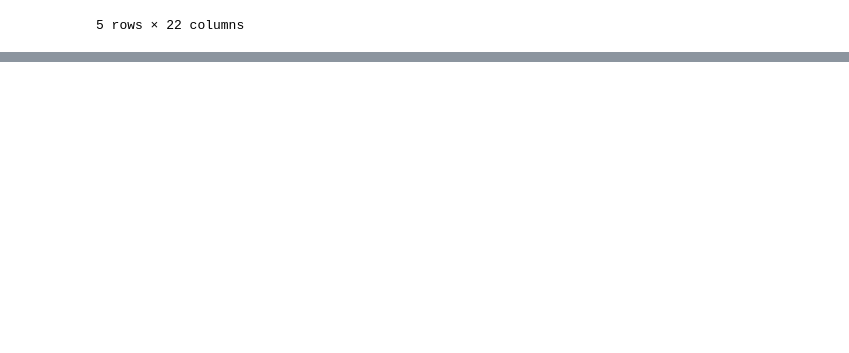
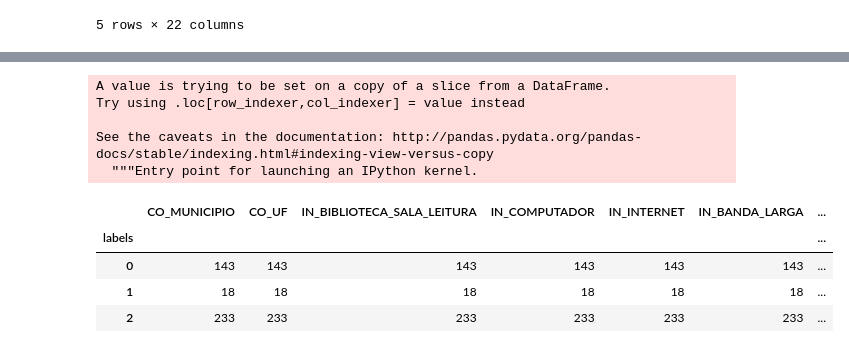
Before and after one commit to matteushc/tcc, a Jupyter notebook: 07-juncao_dados.ipynb, the cells around one changed output, grey strips where cells are left out. Cells and saved outputs as stored; diff of their text form; code cells hidden in the pictures; blank space fills up the shorter version.

```diff
--- a/07-juncao_dados.ipynb
+++ b/07-juncao_dados.ipynb
@@ -297,0 +366,16 @@ final[['CO_MUNICIPIO', 'CO_UF', 'IN_REFEITORIO', 'IN_ALIMENTACAO', 'IN_PATIO',
+# %%
+final_df['labels'] = pca_data['labels']
+# %% [output]
+A value is trying to be set on a copy of a slice from a DataFrame.
+Try using .loc[row_indexer,col_indexer] = value instead
+
+See the caveats in the documentation: http://pandas.pydata.org/pandas-docs/stable/indexing.html#indexing-view-versus-copy
+  """Entry point for launching an IPython kernel.
+# %%
+final_df[final_df['NOTA_IDEB'] < 3].groupby('labels').count()
+# %% [output]
+|  | CO_MUNICIPIO | CO_UF | IN_BIBLIOTECA_SALA_LEITURA | IN_COMPUTADOR | IN_INTERNET | IN_BANDA_LARGA | ... |
+| labels |  |  |  |  |  |  | ... |
+| 0 | 143 | 143 | 143 | 143 | 143 | 143 | ... |
+| 1 | 18 | 18 | 18 | 18 | 18 | 18 | ... |
+| 2 | 233 | 233 | 233 | 233 | 233 | 233 | ... |
```
Also changed, not shown: parts of 12 cells of this notebook, 1 other file.
